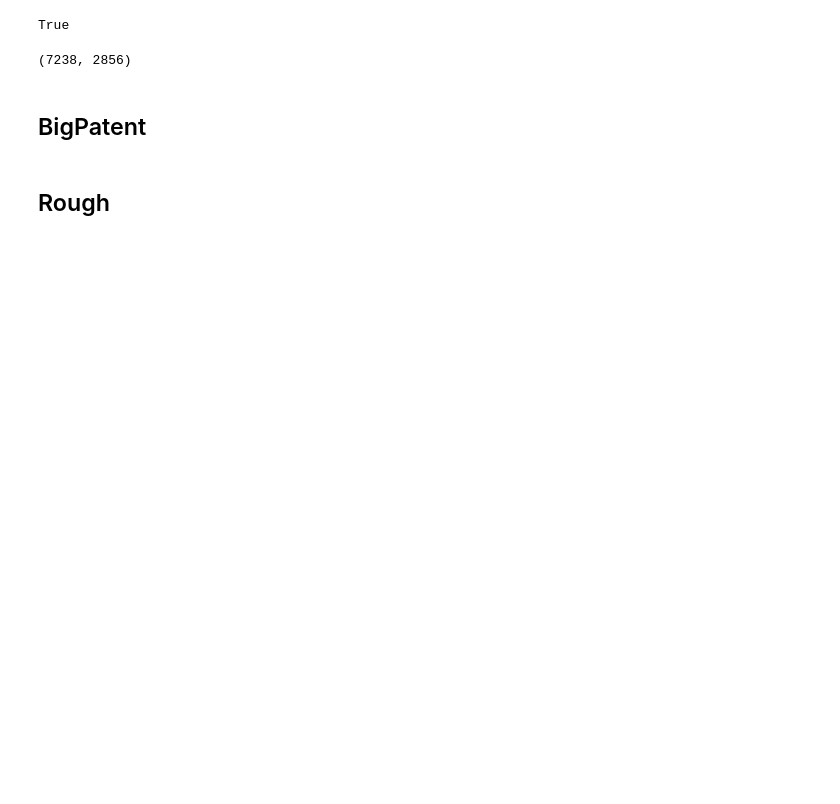
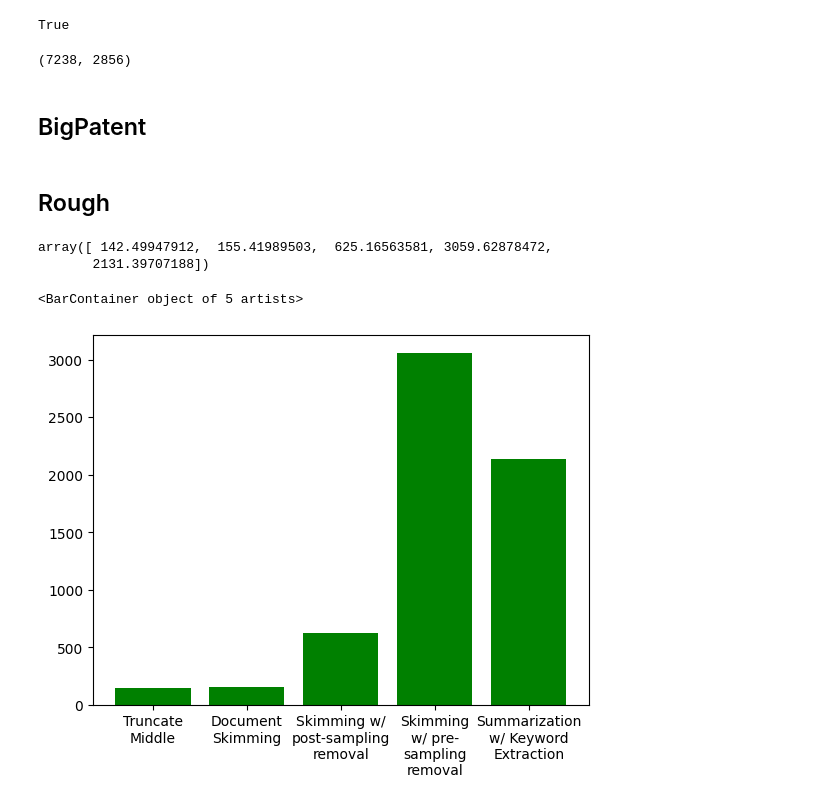
Before and after one commit to NamanChhibbar/LDS, a Jupyter notebook: temp.ipynb, the cells around one changed output. Saved outputs shown, nothing was run; the diff lists cells and outputs as text; code cells hidden in the pictures; blank space fills up the shorter version.

```diff
--- a/temp.ipynb
+++ b/temp.ipynb
@@ -217,13 +217,19 @@ ind = 0
 problem_text = results["texts"][sort1[ind]]
 print(gen_summaries[sort1[ind]])
 # %%
-with open(f"{data_dir}/pegasus-govreport.json") as fp:
+with open(f"{data_dir}/bart-bigpatent-times.json") as fp:
 	results = json.load(fp)
-times = (np.array(results["encoder_times"]) / results["num_texts"])[1:]
+times = np.array(results["encoder_times"])[1:]
 times
+# %% [output]
+array([ 142.49947912,  155.41989503,  625.16563581, 3059.62878472,
+       2131.39707188])
 # %%
 plt.bar([
 	"Truncate\nMiddle", "Document\nSkimming",
 	"Skimming w/\npost-sampling\nremoval",
-	"Skimming w/\npre-\nsampling\nremoval", "Skimming w/\nkeyword\nextraction"
+	"Skimming\nw/ pre-\nsampling\nremoval", "Summarization\nw/ Keyword\nExtraction"
 ], times, color="green")
+# %% [output]
+<BarContainer object of 5 artists>
+[figure, added]
```
Also changed, not shown: 2 other files.
